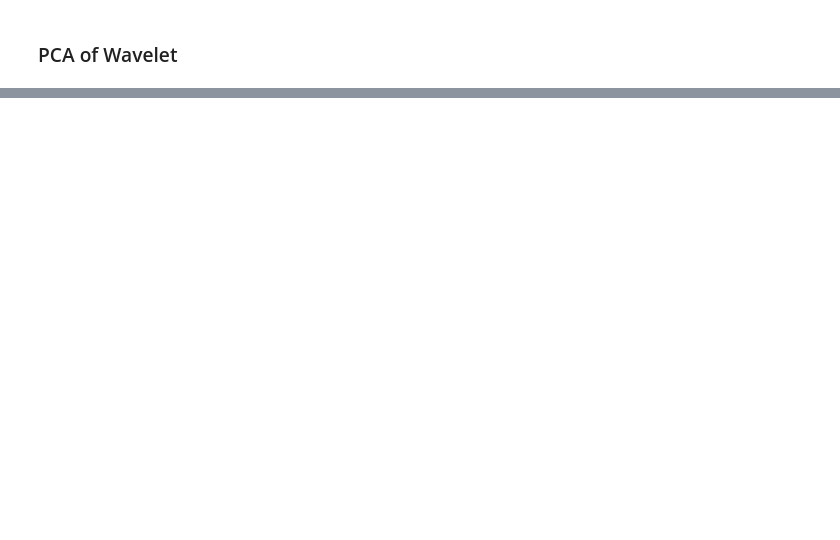
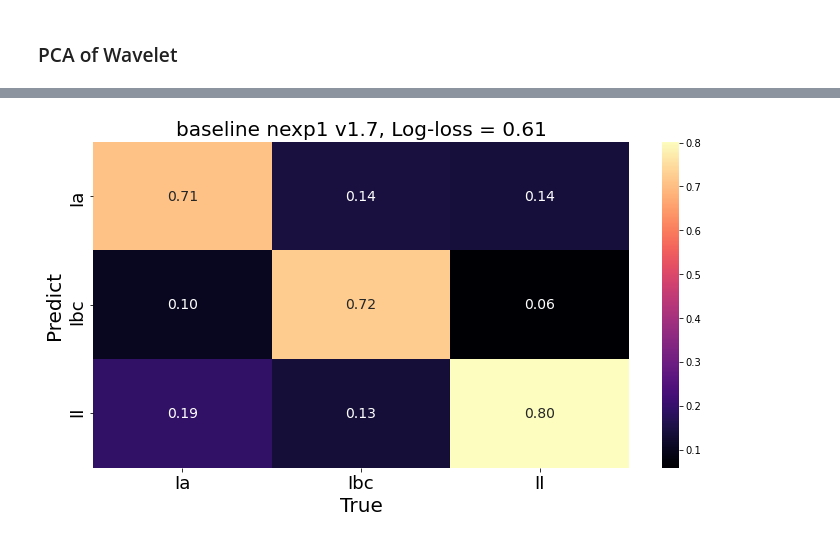
Before and after one commit to FabioRagosta/LSSTmetrics, a Jupyter notebook: SNRateMetric-ML.ipynb, the cells around one changed output, grey strips where cells are left out. Drawn from its saved outputs; the diff is of its cells as text; code cells hidden in the pictures; blank space fills up the shorter version.

```diff
--- a/SNRateMetric-ML.ipynb
+++ b/SNRateMetric-ML.ipynb
@@ -382,0 +1001,3 @@ TypeError: 'set' object does not support indexing
+# %%
+clf = lgb.LGBMClassifier()
+clf.fit(X_train, y_train)
@@ -382,0 +1011,4 @@ TypeError: 'set' object does not support indexing
+# %%
+# predict the results
+y_pred=clf.predict(X_test)
+y_pred
@@ -382,0 +1040,8 @@ TypeError: 'set' object does not support indexing
+# %%
+from sklearn.metrics import confusion_matrix, log_loss
+cm = confusion_matrix(y_test, y_pred)
+print('Confusion matrix\n\n', cm)
+print('\nTrue Positives(TP) = ', cm[0,0])
+print('\nTrue Negatives(TN) = ', cm[1,1])
+print('\nFalse Positives(FP) = ', cm[0,1])
+print('\nFalse Negatives(FN) = ', cm[1,0])
@@ -382,0 +1062,5 @@ TypeError: 'set' object does not support indexing
+# %%
+d=cm/np.sum(cm)
+clf_probs = clf.predict_proba(X_test)
+logloss= log_loss(y_test, clf_probs)
+logloss
@@ -382,0 +1082,14 @@ TypeError: 'set' object does not support indexing
+# %%
+# visualize confusion matrix with seaborn heatmap
+import seaborn as sns
+cm_matrix = pd.DataFrame(data=d, columns=['Ia', 'Ibc','II'],
+                                 index=['Ia', 'Ibc','II'])
+ax = plt.axes()
+sns.heatmap(cm_matrix, annot=True, annot_kws={"size":14}, fmt='.2f', cmap='magma',ax=ax)
+ax.set_title('baseline nexp1 v1.7, Log-loss = {}'.format(np.round(logloss,2)),fontsize=20)
+ax.tick_params('both', labelsize=18)
+ax.set_ylabel('Predict', fontsize=20)
+ax.set_xlabel('True',fontsize=20)
+plt.show()
+# %% [output]
+[figure, added]
```
Also changed, not shown: parts of 79 cells of this notebook, 1 other file.
